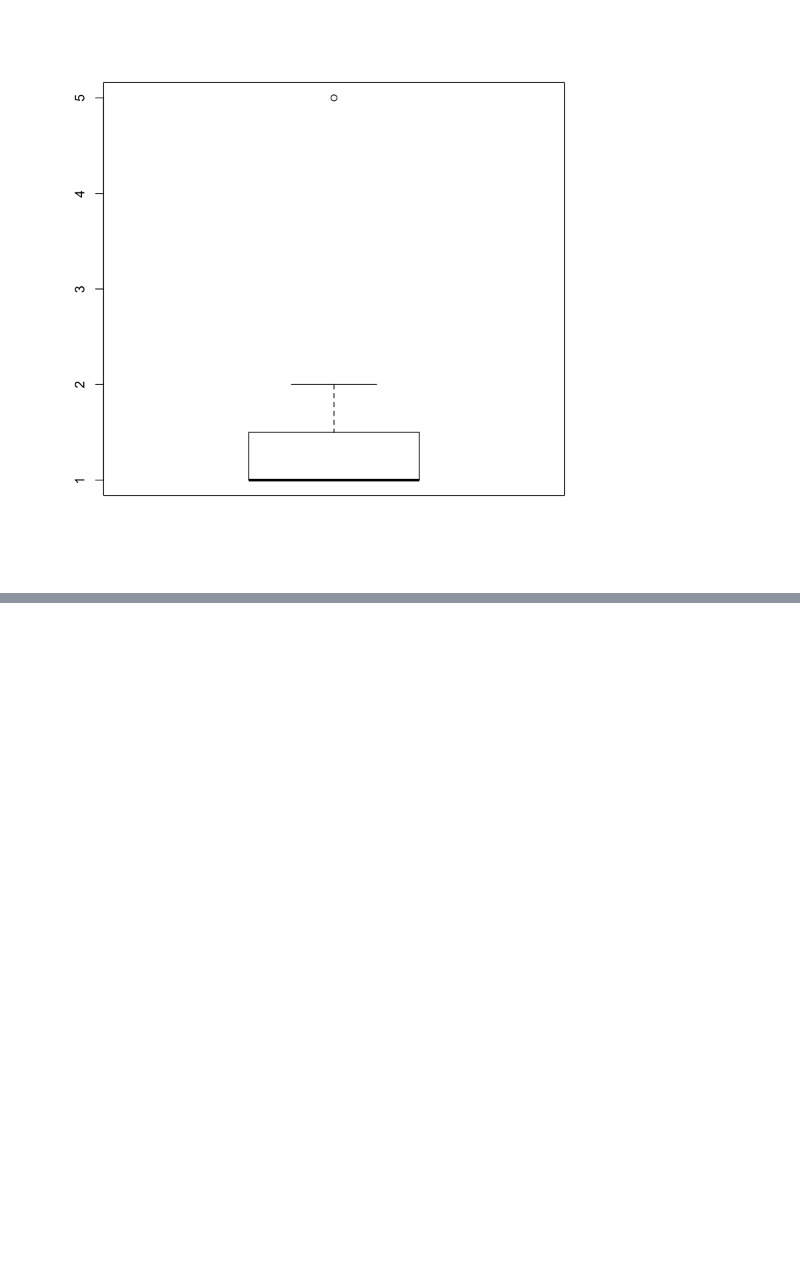
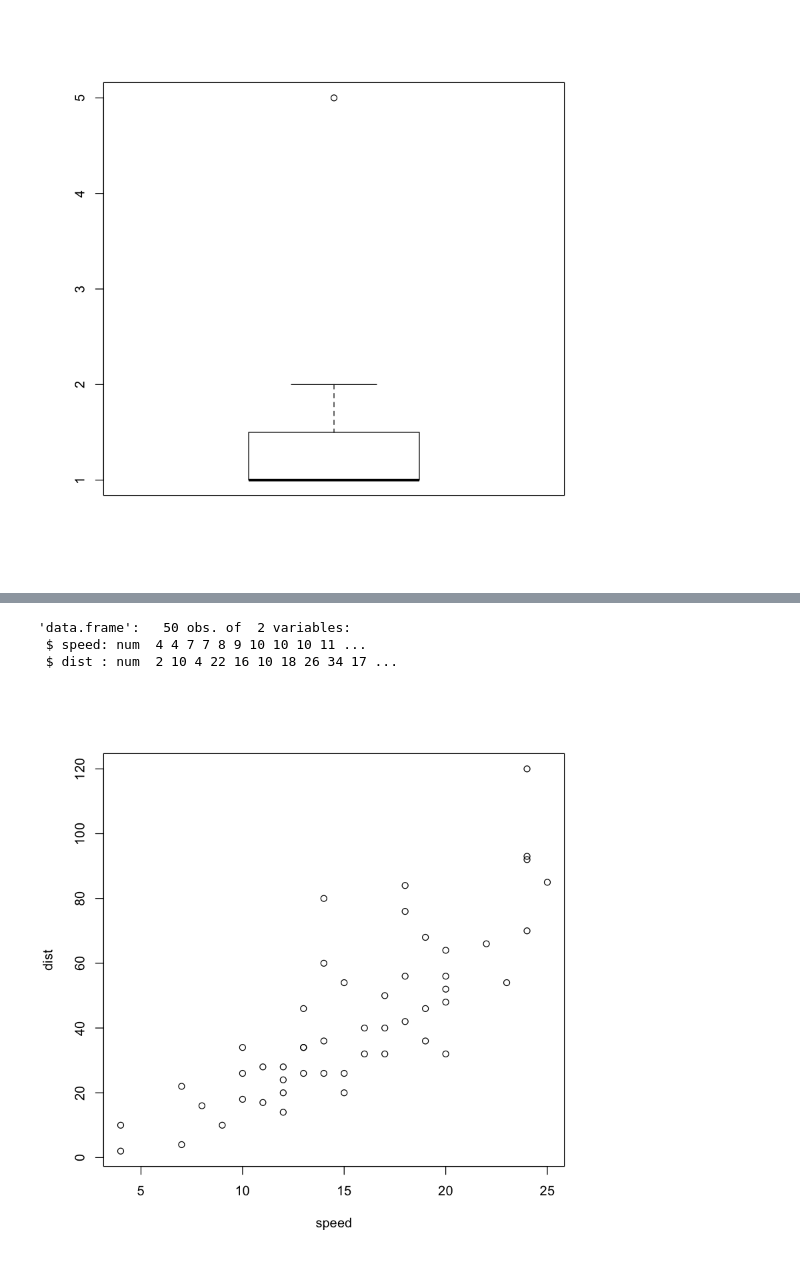
Before and after one commit to monargent0/TJRrrClass, a Jupyter notebook: 12. 데이터 시각화 2.ipynb, the cells around one changed output, grey strips where cells are left out. Cells and saved outputs as stored; diff of their text form; code cells hidden in the pictures; blank space fills up the shorter version.

```diff
--- a/12. 데이터 시각화 2.ipynb
+++ b/12. 데이터 시각화 2.ipynb
@@ -126,0 +142,11 @@ boxplot(def) # 위에 점 하나 찍힌게 이상치
+# %%
+str(cars)
+# %% [output]
+'data.frame':   50 obs. of  2 variables:
+ $ speed: num  4 4 7 7 8 9 10 10 10 11 ...
+ $ dist : num  2 10 4 22 16 10 18 26 34 17 ...
+# %%
+par( bg = 'white')
+plot(cars)
+# %% [output]
+[figure, added]
```
Also changed, not shown: parts of 13 cells of this notebook, 1 other file.
